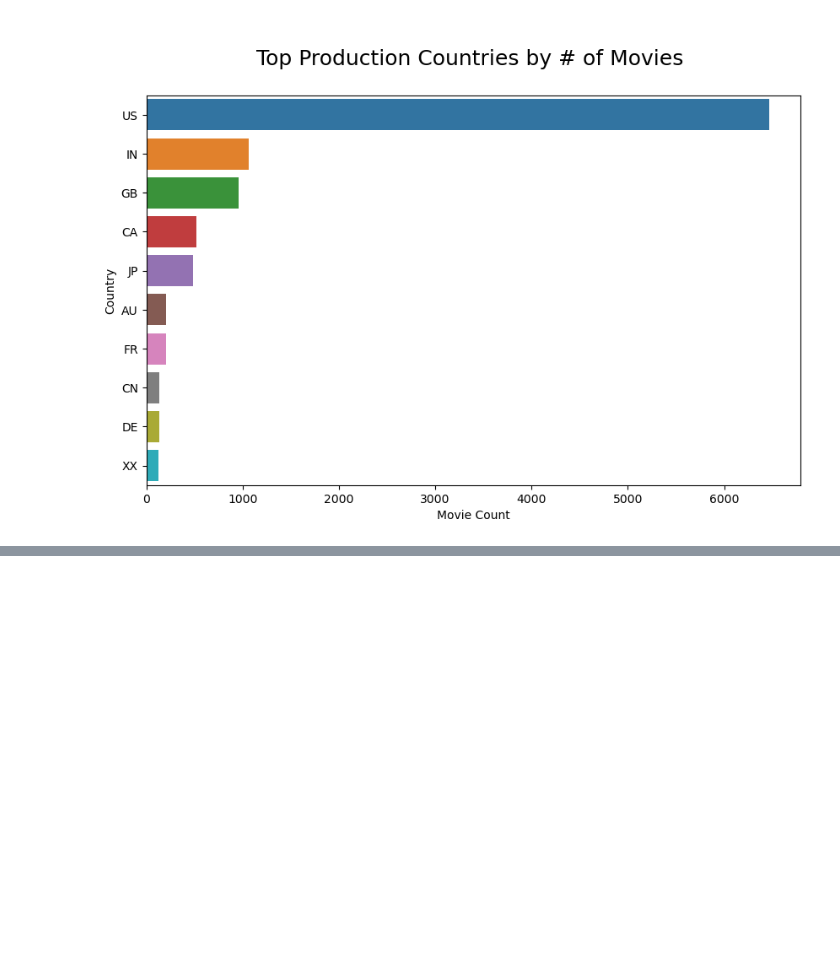
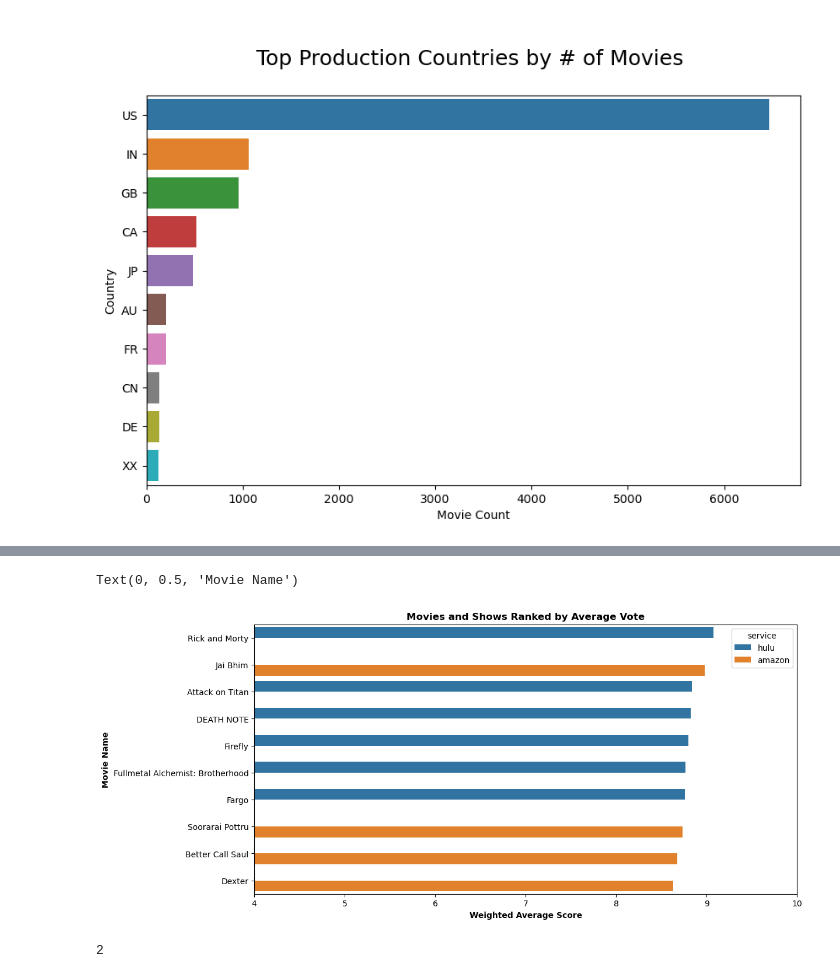
Before and after one commit to aprativ/Capstone-Project, a Jupyter notebook: movies.ipynb, the cells around one changed output, grey strips where cells are left out. Cells and saved outputs as stored; diff of their text form; code cells hidden in the pictures; blank space fills up the shorter version.

Commit message:
Add files via upload
calculated weighted scores and plotting the top 10 movies

```diff
--- a/movies.ipynb
+++ b/movies.ipynb
@@ -265,0 +239,2 @@ plt.show()
+# %%
+df.dropna(inplace=True)
@@ -265,0 +267,7 @@ plt.show()
+# %%
+v=df['imdb_votes']
+R=df['imdb_score']
+c=df['imdb_score'].mean()
+m=df['imdb_votes'].quantile(0.9)
+# %%
+df['weighted_avg']=((R*v)+ (c*m))/(v+m)
@@ -266,2 +283,21 @@ plt.show()
+# %%
+weight_average= df.sort_values('weighted_avg',ascending=False)
+
+
+plt.figure(figsize=(12, 6))
+axis1=sns.barplot(x=weight_average['weighted_avg'].head(10),y=weight_average['title'].head(10),
+                   hue=weight_average['service'].head(10),data=weight_average)
+plt.xlim(4,10)
+
+plt.title('Movies and Shows Ranked by Average Vote',weight='bold')
+plt.xlabel('Weighted Average Score',weight='bold')
+plt.ylabel('Movie Name',weight='bold')
+# %% [output]
+Text(0, 0.5, 'Movie Name')
+[figure, added]
+# %%
+print(df['service'].nunique())
+# %% [output]
+2
 # %%
 df.to_csv('data.csv', index=False)
```
Also changed, not shown: parts of 10 cells of this notebook.
